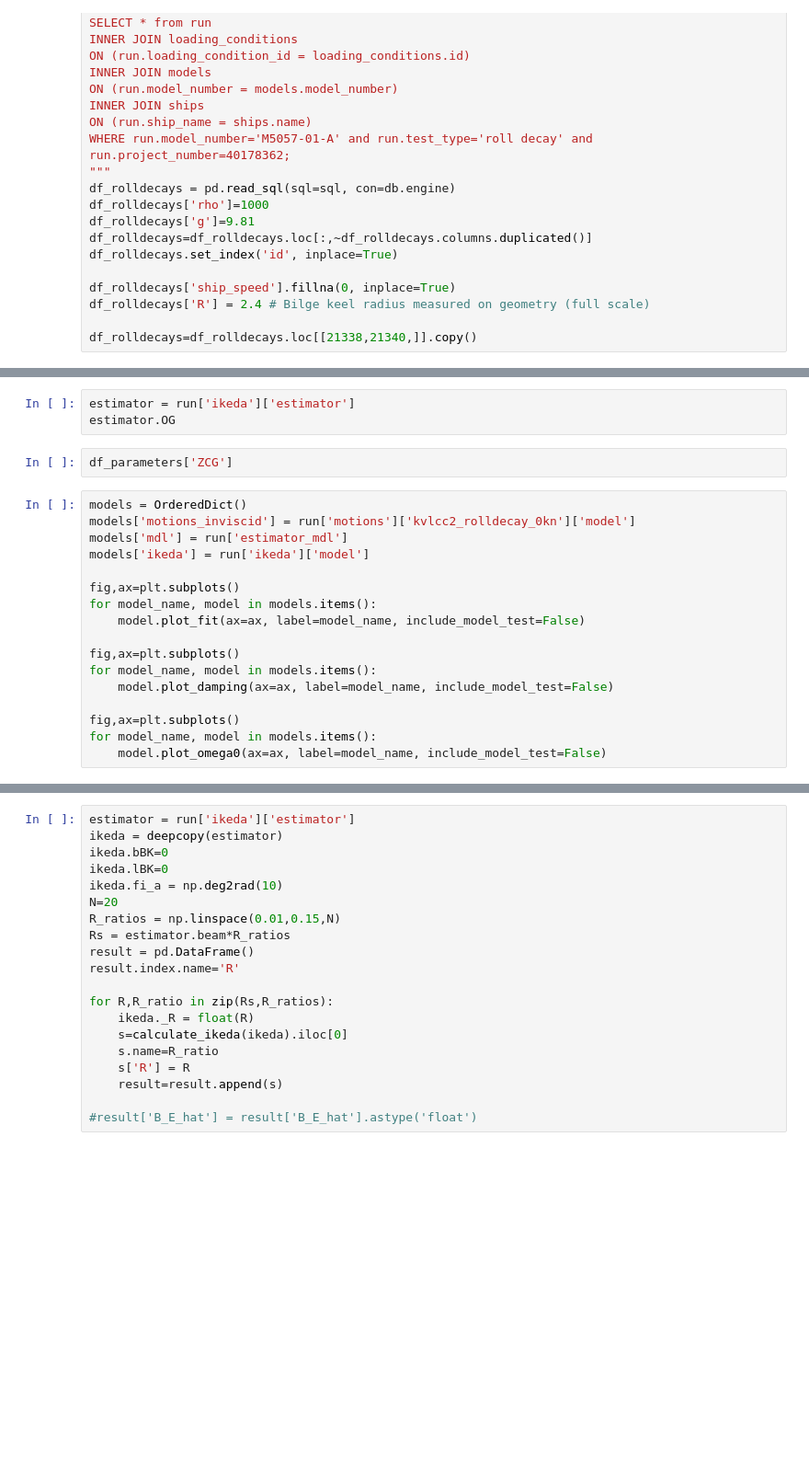
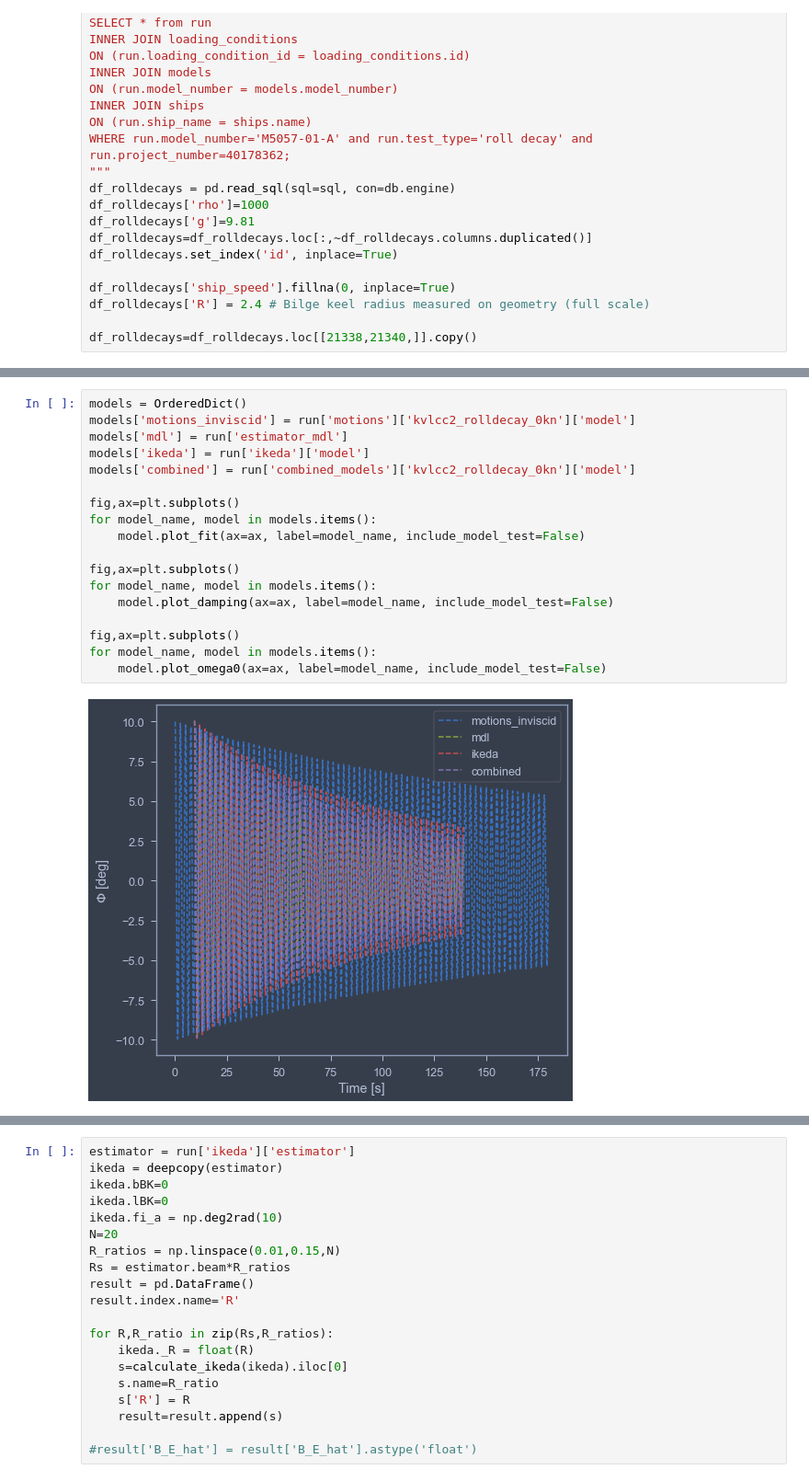
Before and after one commit to martinlarsalbert/Prediction-of-roll-motion-using-fully-nonlinear-potential-flow-and-Ikedas-method, a Jupyter notebook: notebooks/06.1_KVLCC2_motions.ipynb, the cells around one changed output, grey strips where cells are left out. Shown at 92% size. Cells and saved outputs as stored; diff of their text form; blank space fills up the shorter version.

```diff
--- a/notebooks/06.1_KVLCC2_motions.ipynb
+++ b/notebooks/06.1_KVLCC2_motions.ipynb
@@ -258,22 +361,20 @@ ax.legend()
-# %%
-estimator = run['ikeda']['estimator']
-estimator.OG
-# %%
-df_parameters['ZCG']
 # %%
 models = OrderedDict()
 models['motions_inviscid'] = run['motions']['kvlcc2_rolldecay_0kn']['model']
 models['mdl'] = run['estimator_mdl']
 models['ikeda'] = run['ikeda']['model']
+models['combined'] = run['combined_models']['kvlcc2_rolldecay_0kn']['model']
 
 fig,ax=plt.subplots()
 for model_name, model in models.items():
     model.plot_fit(ax=ax, label=model_name, include_model_test=False)
 
 fig,ax=plt.subplots()
 for model_name, model in models.items():
     model.plot_damping(ax=ax, label=model_name, include_model_test=False)
 
 fig,ax=plt.subplots()
 for model_name, model in models.items():
     model.plot_omega0(ax=ax, label=model_name, include_model_test=False)
+# %% [output]
+[figure, added]
```
Also changed, not shown: parts of 28 cells of this notebook, 12 other files.
